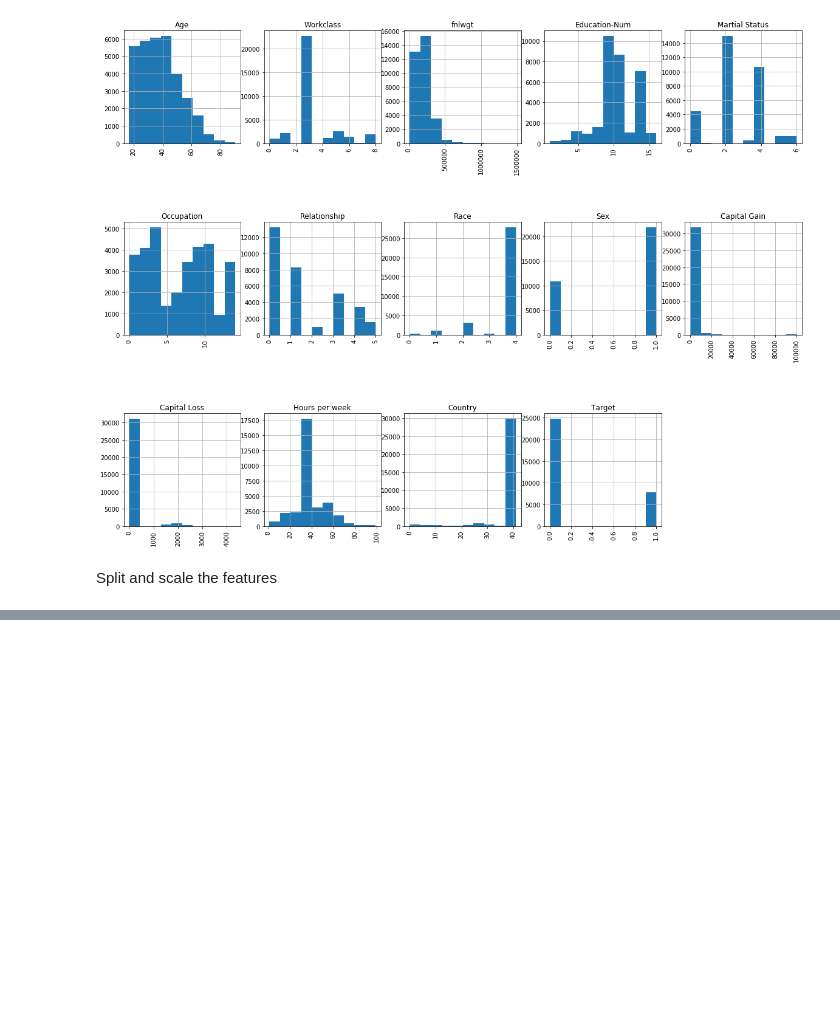
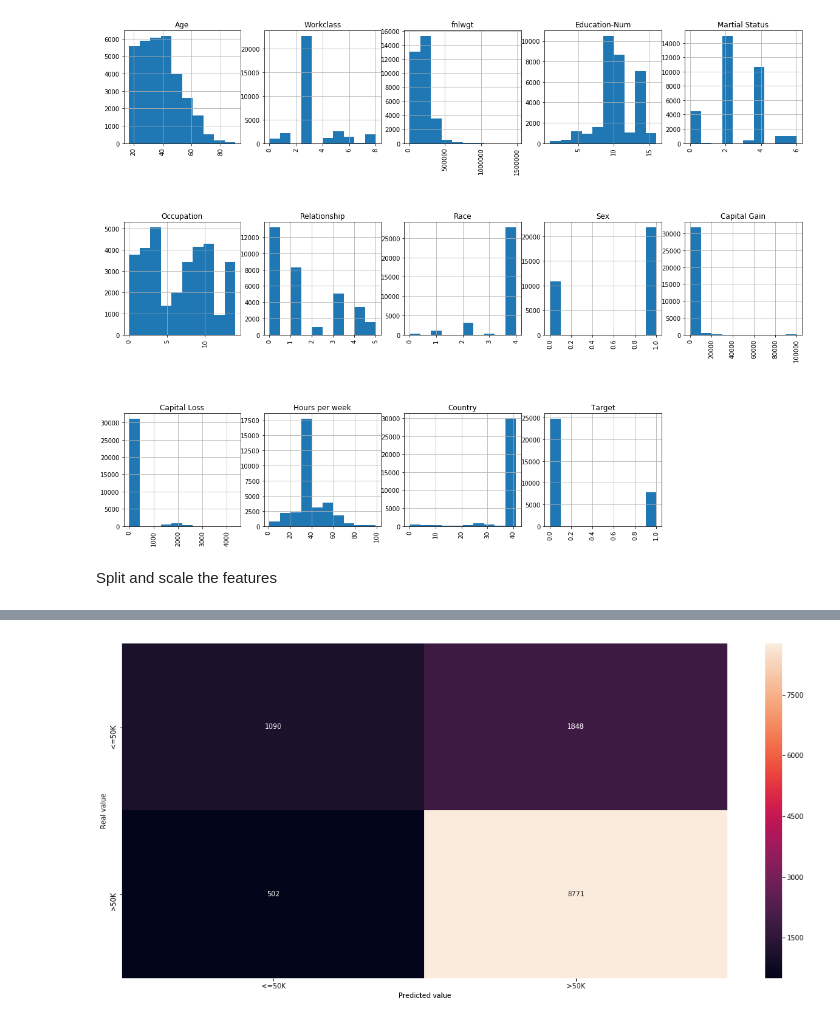
Before and after one commit to ming820123/final-project-ming, a Jupyter notebook: hihihi.ipynb, the cells around one changed output, grey strips where cells are left out. Saved outputs shown, nothing was run; the diff lists cells and outputs as text; code cells hidden in the pictures; blank space fills up the shorter version.

```diff
--- a/hihihi.ipynb
+++ b/hihihi.ipynb
@@ -147,0 +137,24 @@ IndexError: only integers, slices (`:`), ellipsis (`...`), numpy.newaxis (`None`
+# %%
+import numpy as np
+import matplotlib.pyplot as plt
+import pandas as pd
+
+# Importing the dataset
+dataset = pd.read_csv('adult.csv')
+X = dataset.iloc[:, [0,2,4,10,12]].values
+y = dataset.iloc[:, 15].values
+
+# Splitting the dataset into the Training set and Test set
+from sklearn.model_selection import train_test_split
+X_train, X_test, y_train, y_test = train_test_split(X, y, test_size = 0.25, random_state = 0)
+
+# Feature Scaling
+from sklearn.preprocessing import StandardScaler
+sc=StandardScaler()
+X_train = sc.fit_transform(X_train)
+X_test = sc.transform(X_test)
+
+# Fitting Logistic Regression to the Training set
+from sklearn.linear_model import LogisticRegression
+classifier = LogisticRegression(random_state = 0)
+classifier.fit(X_train, y_train)
@@ -147,0 +196,16 @@ IndexError: only integers, slices (`:`), ellipsis (`...`), numpy.newaxis (`None`
+# %%
+from sklearn.metrics import precision_recall_fscore_support as score
+cls = linear_model.LogisticRegression()
+
+cls.fit(X_train, y_train)
+y_pred = cls.predict(X_test)
+cm = metrics.confusion_matrix(y_test, y_pred)
+
+plt.figure(figsize=(20,20))
+plt.subplot(2,1,1)
+sns.heatmap(cm, annot=True, fmt="d", xticklabels=encoders["Target"].classes_, yticklabels=encoders["Target"].classes_)
+plt.ylabel("Real value")
+plt.xlabel("Predicted value")
+plt.show()
+# %% [output]
+[figure, added]
```
Also changed, not shown: parts of 6 cells of this notebook, 3 other files.
